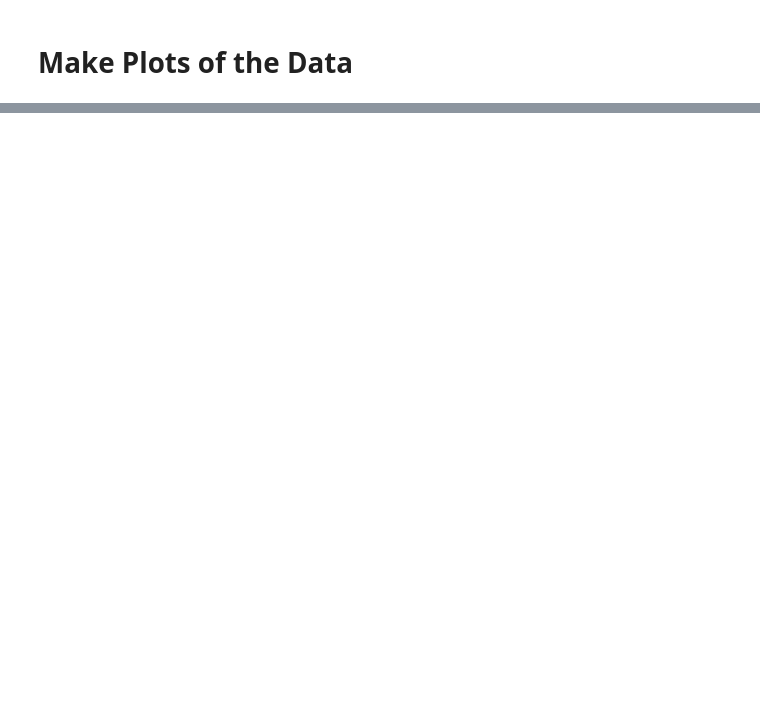
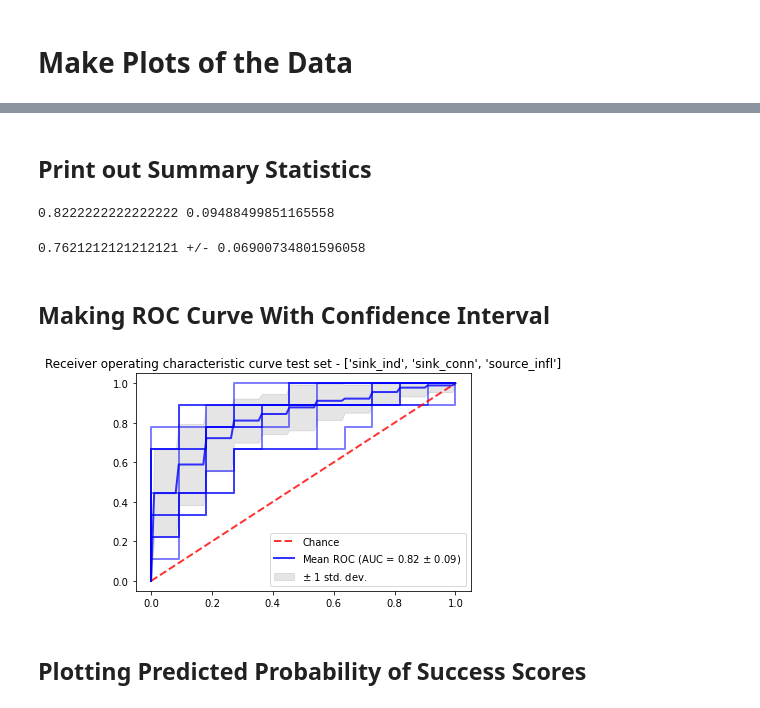
Before and after one commit to adam2392/interictal_study, a Jupyter notebook: notebooks/plot_source_sink_validation.ipynb, the cells around one changed output, grey strips where cells are left out. Saved outputs shown, nothing was run; the diff lists cells and outputs as text; code cells hidden in the pictures; blank space fills up the shorter version.

```diff
--- a/notebooks/plot_source_sink_validation.ipynb
+++ b/notebooks/plot_source_sink_validation.ipynb
@@ -24,7 +26,7 @@ import dabest
 # %% [markdown]
 # Load Data
 # %%
-root = Path("/Users/adam2392/Dropbox/epilepsy_interictal")
+root = Path("/Users/adam2392/OneDrive - Johns Hopkins/epilepsy_interictal")
 # root = Path("/home/adam2392/hdd/Dropbox/epilepsy_interictal")
 deriv_root = root / "derivatives"
 source_root = root / "sourcedata"
@@ -52,4 +64,5 @@ n_splits = 10
 # sink_conn
 feature_name = "source_infl"
 # %%
-fname = deriv_root / f"cv{n_splits}_exp_{feature_name}.pkl"
+fname = deriv_root / f"cv{n_splits}_sporf_mtry{max_features}_exp_allfeats.pkl"
+print(fname)
@@ -129,0 +101,52 @@ for idx in range(n_splits):
+# %% [markdown]
+## Print out Summary Statistics
+# %%
+print(np.mean(aucs), np.std(aucs))
+# %% [output]
+0.8222222222222222 0.09488499851165558
+# %%
+metric = "test_balanced_accuracy"
+print(np.mean(scores[metric]), "+/-", np.std(scores[metric]))
+# %% [output]
+0.7621212121212121 +/- 0.06900734801596058
+# %% [markdown]
+## Making ROC Curve With Confidence Interval
+# %%
+fig, ax = plt.subplots()
+
+for idx in range(n_splits):
+    fpr = scores[f"{which_set}_fpr"][idx]
+    tpr = scores[f"{which_set}_tpr"][idx]
+
+    ax.plot(fpr, tpr, color="b", lw=2, alpha=0.5)
+
+ax.plot([0, 1], [0, 1], linestyle="--", lw=2, color="r", label="Chance", alpha=0.8)
+ax.plot(
+    mean_fpr,
+    mean_tpr,
+    color="b",
+    label=r"Mean ROC (AUC = %0.2f $\pm$ %0.2f)" % (mean_auc, std_auc),
+    lw=2,
+    alpha=0.8,
+)
+
+
+ax.fill_between(
+    mean_fpr,
+    tprs_lower,
+    tprs_upper,
+    color="grey",
+    alpha=0.2,
+    label=r"$\pm$ 1 std. dev.",
+)
+ax.set(
+    xlim=[-0.05, 1.05],
+    ylim=[-0.05, 1.05],
+    title=f"Receiver operating characteristic curve {which_set} set - {feature_set}",
+)
+ax.legend(loc="lower right")
+plt.show()
+# %% [output]
+[figure, added]
+# %% [markdown]
+## Plotting Predicted Probability of Success Scores
```
Also changed, not shown: parts of 16 cells of this notebook, 11 other files.
